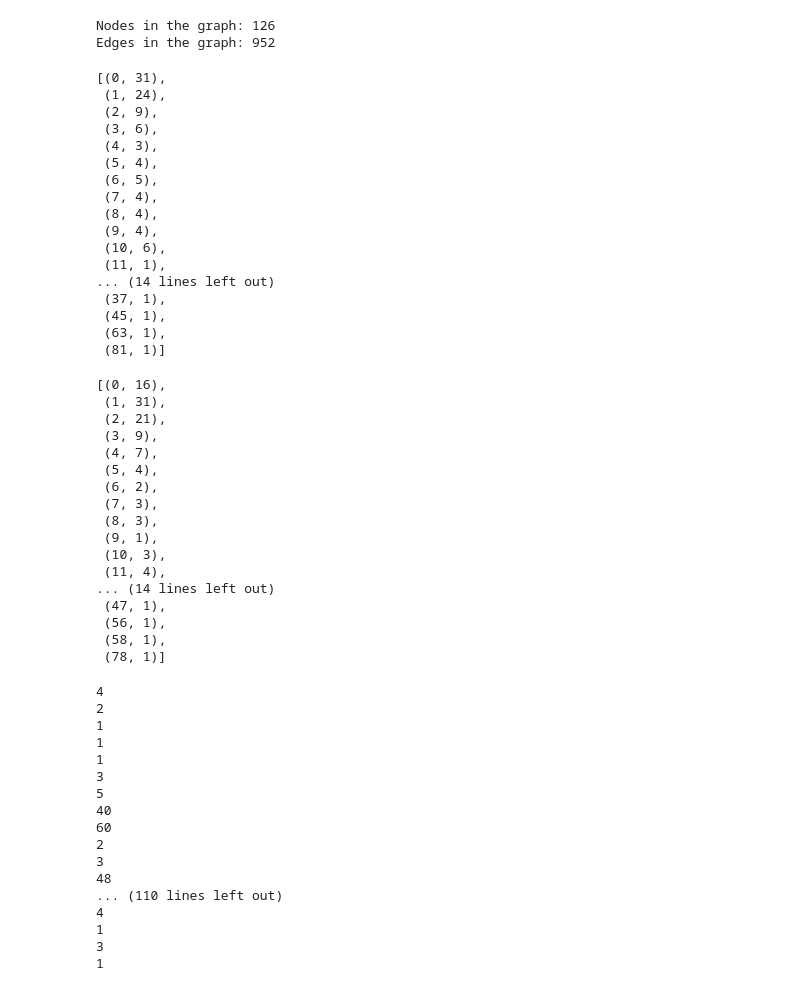
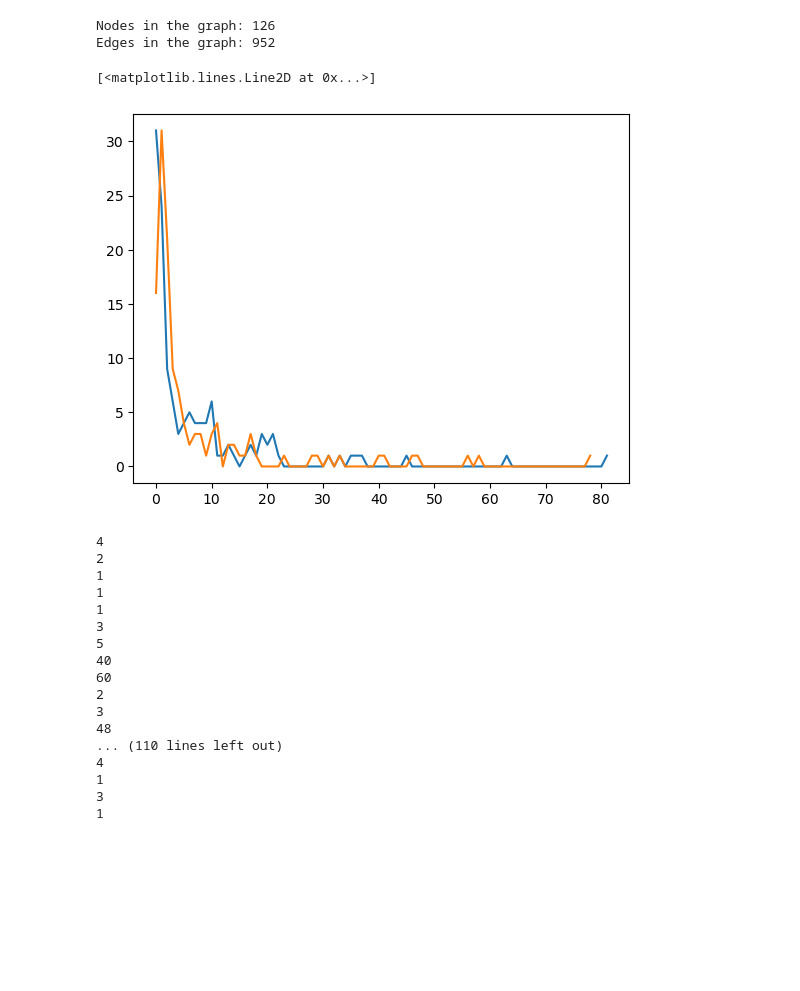
Before and after one commit to poopiboi/NA_2024_3rdSemesterProject_AllAboutNetworks, a Jupyter notebook: ProjectFiles/BACI_Dataset/main_code/250yArtifacts Dataset.v001.ipynb, the cells around one changed output. Cells and saved outputs as stored; diff of their text form; code cells hidden in the pictures; blank space fills up the shorter version.

```diff
--- a/ProjectFiles/BACI_Dataset/main_code/250yArtifacts Dataset.v001.ipynb
+++ b/ProjectFiles/BACI_Dataset/main_code/250yArtifacts Dataset.v001.ipynb
@@ -234,40 +184,0 @@ out_degree_count, in_degree_count = counting_degrees_diGraph(G)
-# %%
-in_degree_count
-# %% [output]
-[(0, 31),
- (1, 24),
- (2, 9),
- (3, 6),
- (4, 3),
- (5, 4),
- (6, 5),
- (7, 4),
- (8, 4),
- (9, 4),
- (10, 6),
- (11, 1),
-... (14 lines left out)
- (37, 1),
- (45, 1),
- (63, 1),
- (81, 1)]
-# %%
-out_degree_count
-# %% [output]
-[(0, 16),
- (1, 31),
- (2, 21),
- (3, 9),
- (4, 7),
- (5, 4),
- (6, 2),
- (7, 3),
- (8, 3),
- (9, 1),
- (10, 3),
- (11, 4),
-... (14 lines left out)
- (47, 1),
- (56, 1),
- (58, 1),
- (78, 1)]
@@ -274,3 +278,9 @@ out_degree_count
+# %%
+cumulative_degree_plot(in_degree_count) # Blue
+cumulative_degree_plot(out_degree_count) # Orange
+# %% [output]
+[<matplotlib.lines.Line2D at 0x...>]
+[figure, added]
 # %%
 # Creating a list of our country nodes
 
```
Also changed, not shown: parts of 9 cells of this notebook.
